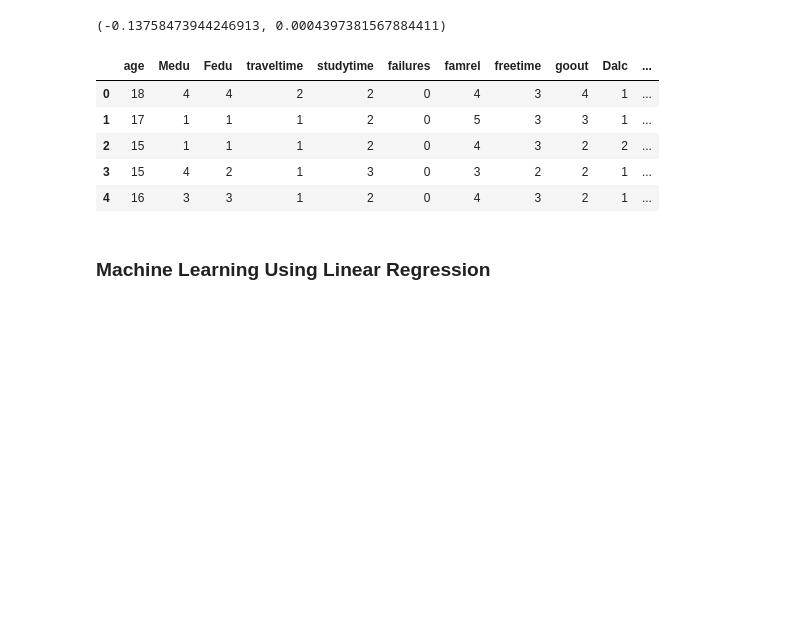
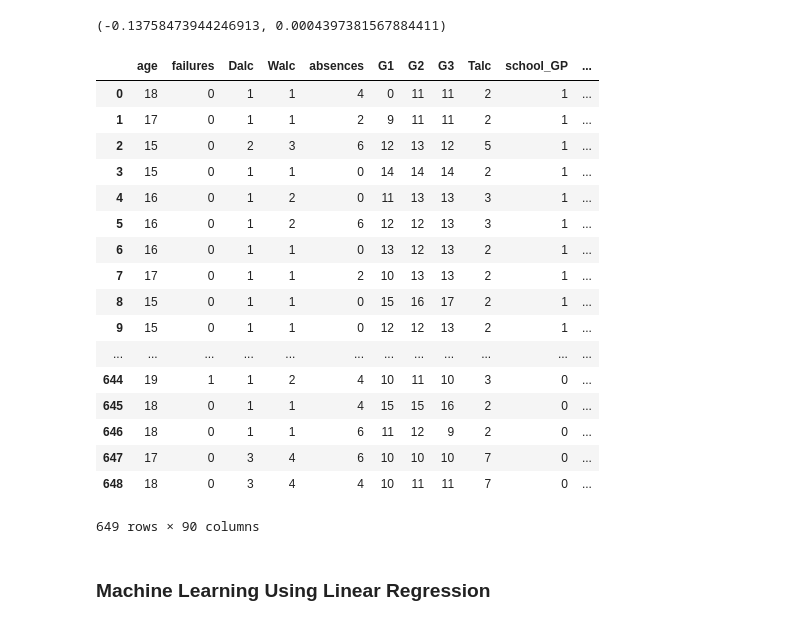
Before and after one commit to mamitch/Springboard_Capstone, a Jupyter notebook: Capstone_Project_Student_Alc.ipynb, the cells around one changed output. Drawn from its saved outputs; the diff is of its cells as text; code cells hidden in the pictures; blank space fills up the shorter version.

```diff
--- a/Capstone_Project_Student_Alc.ipynb
+++ b/Capstone_Project_Student_Alc.ipynb
@@ -222,15 +222,28 @@ stats.pearsonr(data["studytime"], data["Dalc"])
 # %%
 #create dummy variables
 data=pd.get_dummies(data)
-# %%
-data.head()
-# %% [output]
-|  | age | Medu | Fedu | traveltime | studytime | failures | famrel | freetime | goout | Dalc | ... |
-| 0 | 18 | 4 | 4 | 2 | 2 | 0 | 4 | 3 | 4 | 1 | ... |
-| 1 | 17 | 1 | 1 | 1 | 2 | 0 | 5 | 3 | 3 | 1 | ... |
-| 2 | 15 | 1 | 1 | 1 | 2 | 0 | 4 | 3 | 2 | 2 | ... |
-| 3 | 15 | 4 | 2 | 1 | 3 | 0 | 3 | 2 | 2 | 1 | ... |
-| 4 | 16 | 3 | 3 | 1 | 2 | 0 | 4 | 3 | 2 | 1 | ... |
+# %%
+data=pd.get_dummies(data, columns=['Medu', "Fedu", "traveltime", "studytime", 'famrel', 'freetime', 'goout', 'health'])
+data
+# %% [output]
+|  | age | failures | Dalc | Walc | absences | G1 | G2 | G3 | Talc | school_GP | ... |
+| 0 | 18 | 0 | 1 | 1 | 4 | 0 | 11 | 11 | 2 | 1 | ... |
+| 1 | 17 | 0 | 1 | 1 | 2 | 9 | 11 | 11 | 2 | 1 | ... |
+| 2 | 15 | 0 | 2 | 3 | 6 | 12 | 13 | 12 | 5 | 1 | ... |
+| 3 | 15 | 0 | 1 | 1 | 0 | 14 | 14 | 14 | 2 | 1 | ... |
+| 4 | 16 | 0 | 1 | 2 | 0 | 11 | 13 | 13 | 3 | 1 | ... |
+| 5 | 16 | 0 | 1 | 2 | 6 | 12 | 12 | 13 | 3 | 1 | ... |
+| 6 | 16 | 0 | 1 | 1 | 0 | 13 | 12 | 13 | 2 | 1 | ... |
+| 7 | 17 | 0 | 1 | 1 | 2 | 10 | 13 | 13 | 2 | 1 | ... |
+| 8 | 15 | 0 | 1 | 1 | 0 | 15 | 16 | 17 | 2 | 1 | ... |
+| 9 | 15 | 0 | 1 | 1 | 0 | 12 | 12 | 13 | 2 | 1 | ... |
+| ... | ... | ... | ... | ... | ... | ... | ... | ... | ... | ... | ... |
+| 644 | 19 | 1 | 1 | 2 | 4 | 10 | 11 | 10 | 3 | 0 | ... |
+| 645 | 18 | 0 | 1 | 1 | 4 | 15 | 15 | 16 | 2 | 0 | ... |
+| 646 | 18 | 0 | 1 | 1 | 6 | 11 | 12 | 9 | 2 | 0 | ... |
+| 647 | 17 | 0 | 3 | 4 | 6 | 10 | 10 | 10 | 7 | 0 | ... |
+| 648 | 18 | 0 | 3 | 4 | 4 | 10 | 11 | 11 | 7 | 0 | ... |
+649 rows × 90 columns
 # %% [markdown]
 ### Machine Learning Using Linear Regression
 # %%
```
Also changed, not shown: parts of 35 cells of this notebook.
